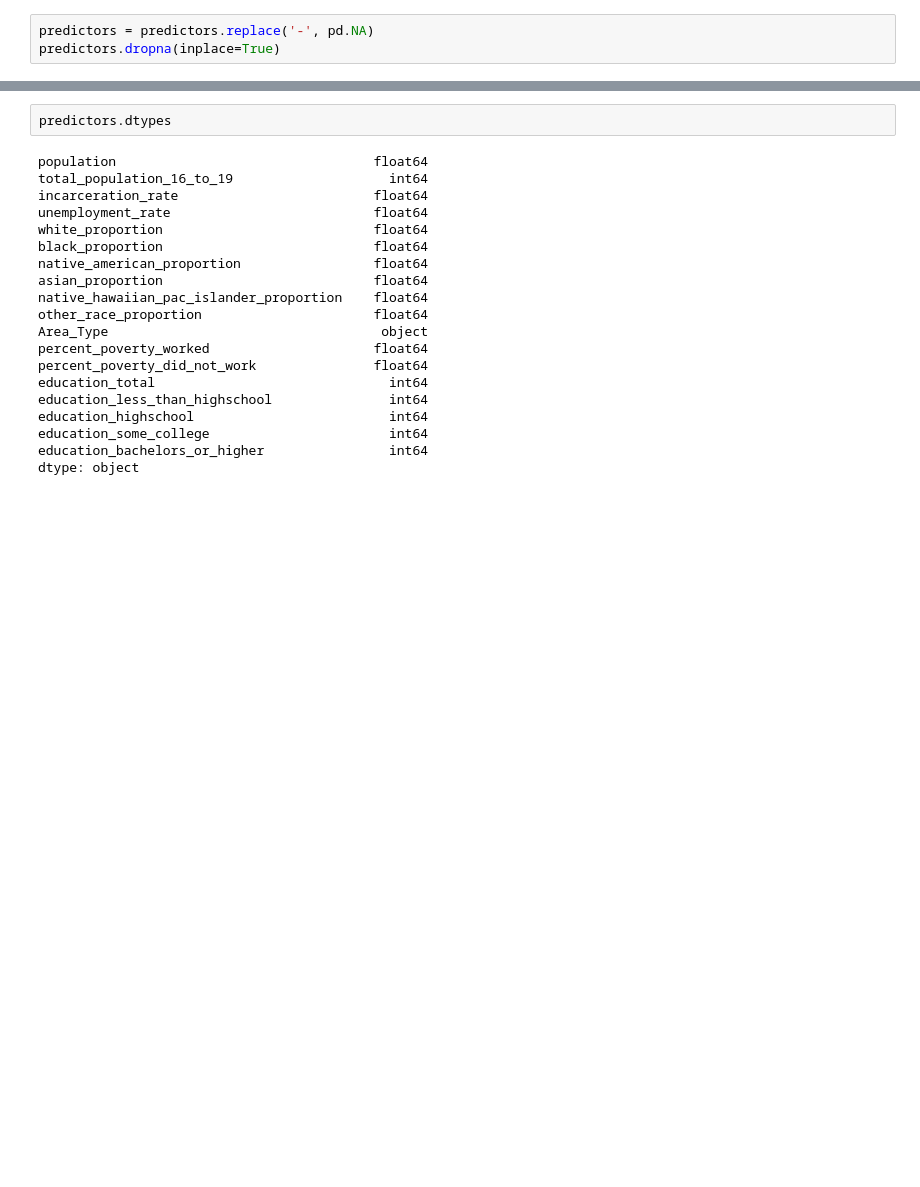
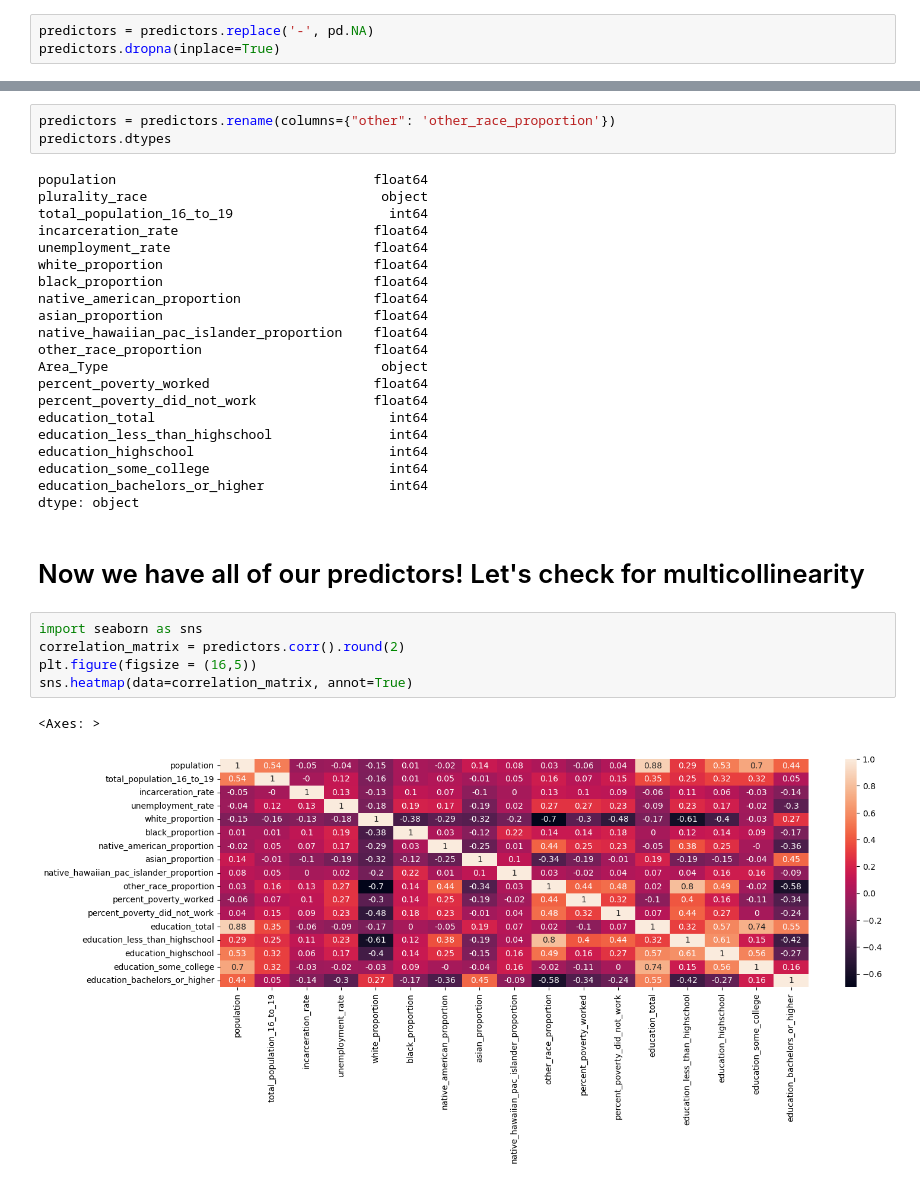
Before and after one commit to ianduke25/CA-Incarceration-Rate-MLR-Analysis, a Jupyter notebook: Notebooks/Model_Selection.ipynb, the cells around one changed output, grey strips where cells are left out. Drawn from its saved outputs; the diff is of its cells as text; blank space fills up the shorter version.

```diff
--- a/Notebooks/Model_Selection.ipynb
+++ b/Notebooks/Model_Selection.ipynb
@@ -96,7 +101,9 @@ predictors['percent_poverty_did_not_work'] = predictors['percent_poverty_did_not
 # %%
+predictors = predictors.rename(columns={"other": 'other_race_proportion'})
 predictors.dtypes
 # %% [output]
 population                                 float64
+plurality_race                              object
 total_population_16_to_19                    int64
 incarceration_rate                         float64
 unemployment_rate                          float64
@@ -115,3 +122,13 @@ education_highschool                         int64
 education_some_college                       int64
 education_bachelors_or_higher                int64
 dtype: object
+# %% [markdown]
+# Now we have all of our predictors! Let's check for multicollinearity
+# %%
+import seaborn as sns
+correlation_matrix = predictors.corr().round(2)
+plt.figure(figsize = (16,5))
+sns.heatmap(data=correlation_matrix, annot=True)
+# %% [output]
+<Axes: >
+[figure, added]
```
Also changed, not shown: parts of 19 cells of this notebook.
